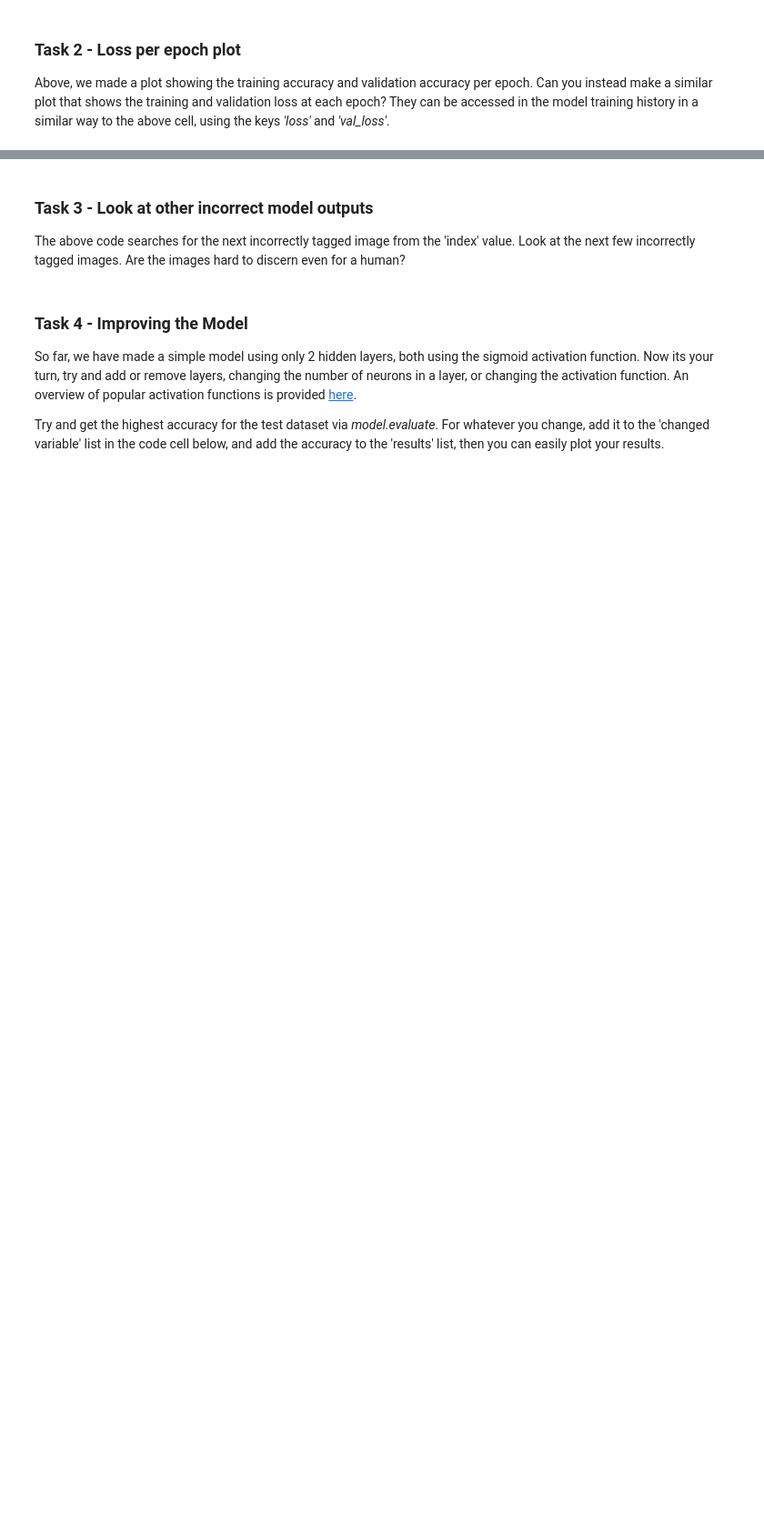
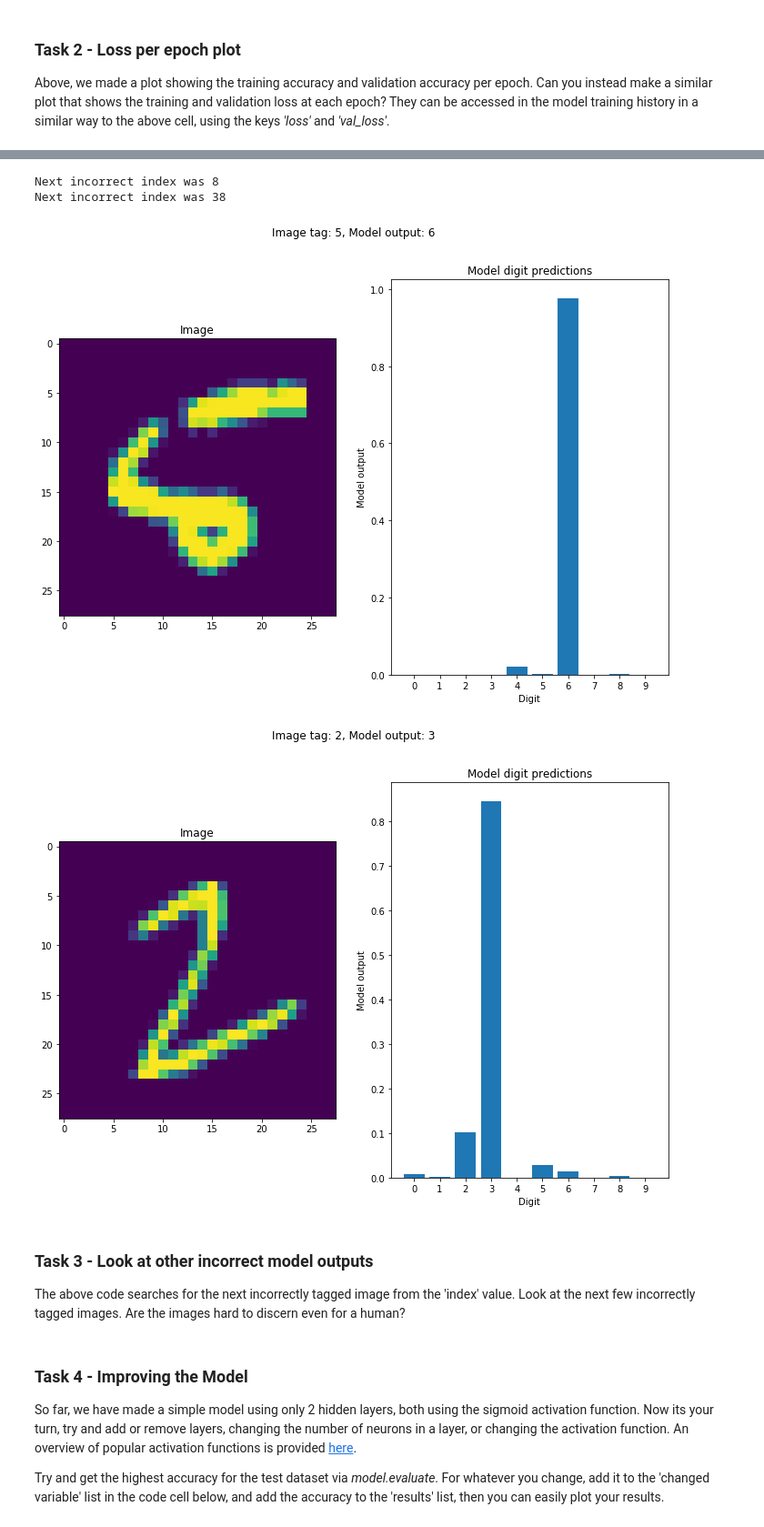
Before and after one commit to nikitapond/in2HEP, a Jupyter notebook: notebooks/MNIST.ipynb, the cells around one changed output, grey strips where cells are left out. Shown at 91% size. Saved outputs shown, nothing was run; the diff lists cells and outputs as text; code cells hidden in the pictures; blank space fills up the shorter version.

```diff
--- a/notebooks/MNIST.ipynb
+++ b/notebooks/MNIST.ipynb
@@ -229,15 +268,21 @@ Let us now search for an incorrectly tagged image
 # %%
+index = 0
 # Get an index that is incorrectly tagged
-index_inc = FindNextWrongPrediction(model, X_test, Y_test, index=0)
+index_inc = FindNextWrongPrediction(model, X_test, Y_test, index=index)
 print(f"Next incorrect index was {index_inc}")
 # Plot the image and the model output for incorrectly tagged image.
 PlotModelOutput(model, X_test, Y_test, index_inc)
 
 # Get the NEXT incorrect image by searching from index_inc + 1
 index_inc = FindNextWrongPrediction(model, X_test, Y_test, index=index_inc + 1)
 print(f"Next incorrect index was {index_inc}")
 # Plot the image and the model output for incorrectly tagged image.
 PlotModelOutput(model, X_test, Y_test, index_inc)
+# %% [output]
+Next incorrect index was 8
+Next incorrect index was 38
+[figure, added]
+[figure, added]
 # %% [markdown]
 ### Task 3 - Look at other incorrect model outputs
 The above code searches for the next incorrectly tagged image from the 'index' value. Look at the next few incorrectly tagged images. Are the images hard to discern even for a human?
```
Also changed, not shown: parts of 38 cells of this notebook.
